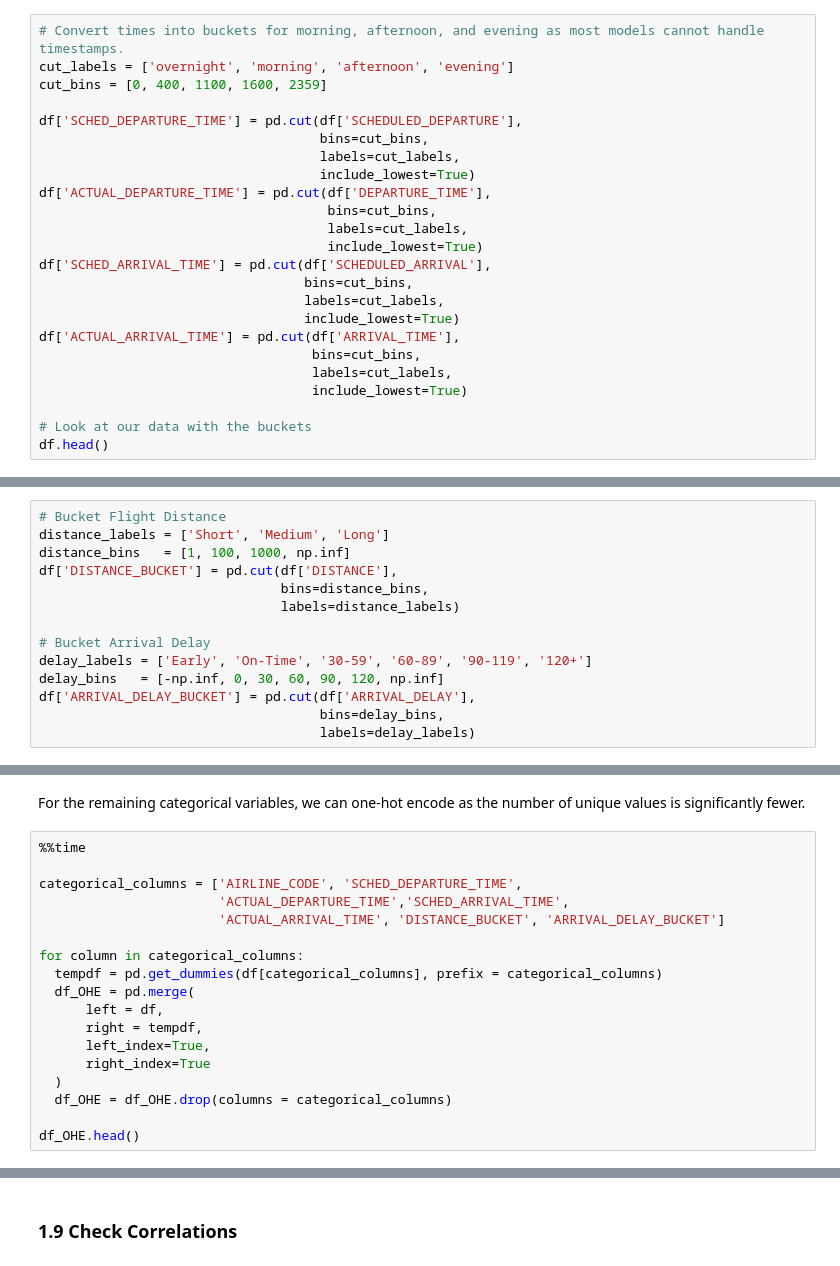
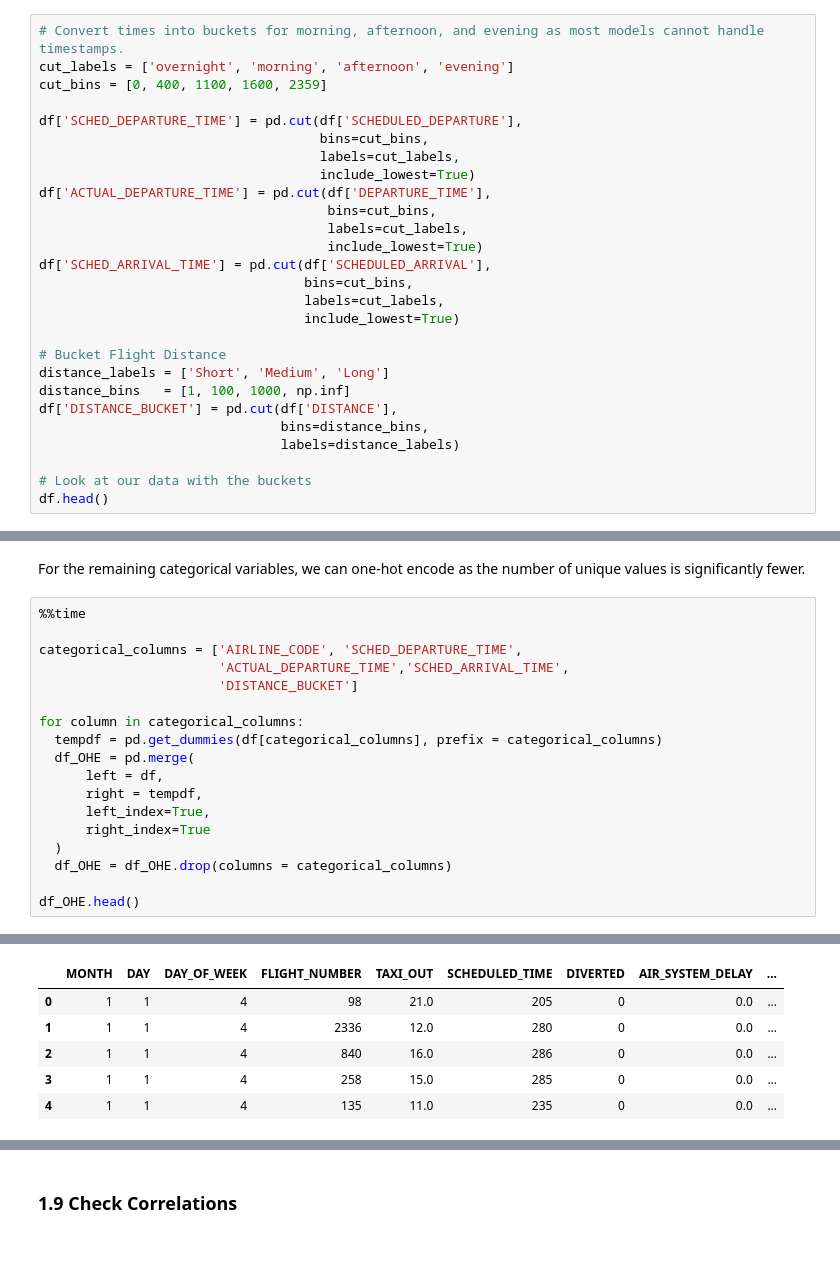
Before and after one commit to mattfarrow1/7331-machine-learning-1, a Jupyter notebook: Labs/MiniProject_Group4.ipynb, the cells around one changed output, grey strips where cells are left out. Drawn from its saved outputs; the diff is of its cells as text.

```diff
--- a/Labs/MiniProject_Group4.ipynb
+++ b/Labs/MiniProject_Group4.ipynb
@@ -95,10 +101,13 @@ df['SCHED_ARRIVAL_TIME'] = pd.cut(df['SCHEDULED_ARRIVAL'],
                                   bins=cut_bins,
                                   labels=cut_labels,
                                   include_lowest=True)
-df['ACTUAL_ARRIVAL_TIME'] = pd.cut(df['ARRIVAL_TIME'],
-                                   bins=cut_bins,
-                                   labels=cut_labels,
-                                   include_lowest=True)
+
+# Bucket Flight Distance
+distance_labels = ['Short', 'Medium', 'Long']
+distance_bins   = [1, 100, 1000, np.inf]
+df['DISTANCE_BUCKET'] = pd.cut(df['DISTANCE'],
+                               bins=distance_bins,
+                               labels=distance_labels)
 
 # Look at our data with the buckets
 df.head()
@@ -153,14 +147,0 @@ Name: SCHED_ARRIVAL_TIME, dtype: int64
-# %%
-# Bucket Flight Distance
-distance_labels = ['Short', 'Medium', 'Long']
-distance_bins   = [1, 100, 1000, np.inf]
-df['DISTANCE_BUCKET'] = pd.cut(df['DISTANCE'],
-                               bins=distance_bins,
-                               labels=distance_labels)
-
-# Bucket Arrival Delay
-delay_labels = ['Early', 'On-Time', '30-59', '60-89', '90-119', '120+']
-delay_bins   = [-np.inf, 0, 30, 60, 90, 120, np.inf]
-df['ARRIVAL_DELAY_BUCKET'] = pd.cut(df['ARRIVAL_DELAY'],
-                                    bins=delay_bins,
-                                    labels=delay_labels)
@@ -400,7 +364,7 @@ For the remaining categorical variables, we can one-hot encode as the number of
 
 categorical_columns = ['AIRLINE_CODE', 'SCHED_DEPARTURE_TIME',
                        'ACTUAL_DEPARTURE_TIME','SCHED_ARRIVAL_TIME',
-                       'ACTUAL_ARRIVAL_TIME', 'DISTANCE_BUCKET', 'ARRIVAL_DELAY_BUCKET']
+                       'DISTANCE_BUCKET']
 
 for column in categorical_columns:
   tempdf = pd.get_dummies(df[categorical_columns], prefix = categorical_columns)
@@ -418,0 +383,6 @@ Wall time: 17.2 s
+|  | MONTH | DAY | DAY_OF_WEEK | FLIGHT_NUMBER | TAXI_OUT | SCHEDULED_TIME | DIVERTED | AIR_SYSTEM_DELAY | ... |
+| 0 | 1 | 1 | 4 | 98 | 21.0 | 205 | 0 | 0.0 | ... |
+| 1 | 1 | 1 | 4 | 2336 | 12.0 | 280 | 0 | 0.0 | ... |
+| 2 | 1 | 1 | 4 | 840 | 16.0 | 286 | 0 | 0.0 | ... |
+| 3 | 1 | 1 | 4 | 258 | 15.0 | 285 | 0 | 0.0 | ... |
+| 4 | 1 | 1 | 4 | 135 | 11.0 | 235 | 0 | 0.0 | ... |
```
Also changed, not shown: parts of 49 cells of this notebook.
